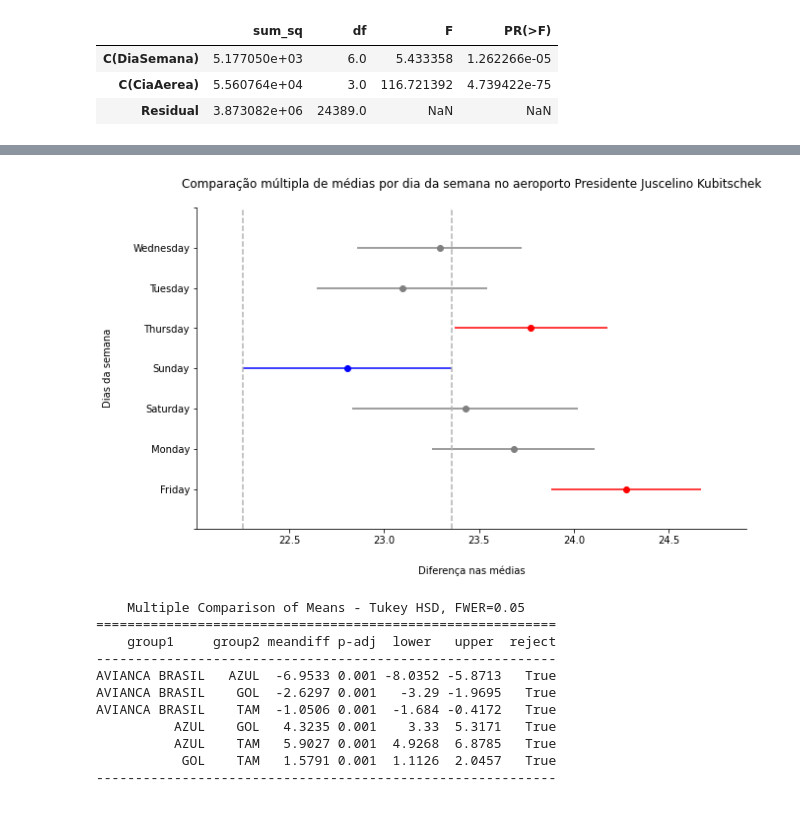
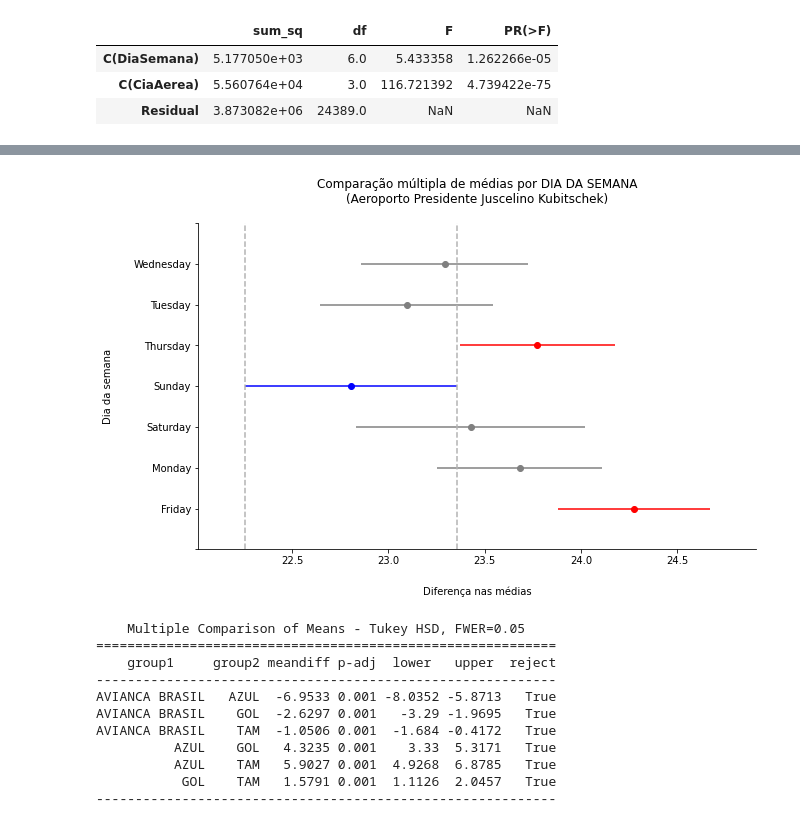
Before and after one commit to vinismachadoo/aviacao-civil-brasil, a Jupyter notebook: controle_estatistico_voos.ipynb, the cells around one changed output, grey strips where cells are left out. Cells and saved outputs as stored; diff of their text form; code cells hidden in the pictures.

```diff
--- a/controle_estatistico_voos.ipynb
+++ b/controle_estatistico_voos.ipynb
@@ -363,13 +417,13 @@ Thursday Wednesday  -0.4822 0.5975 -1.3165  0.3522  False
 # %%
 #A melhor média encontra-se destacada das demais
 mc_dia_da_semana_bsb.plot_simultaneous(comparison_name = 'Sunday')
-plt.title('Comparação múltipla de médias por dia da semana no aeroporto Presidente Juscelino Kubitschek', pad=20)
+plt.title('Comparação múltipla de médias por DIA DA SEMANA\n(Aeroporto Presidente Juscelino Kubitschek)', pad=20, fontsize=12, color='black')
 sns.despine()
 plt.xlabel('Diferença nas médias', labelpad=20)
-plt.ylabel('Dias da semana', labelpad=20)
+plt.ylabel('Dia da semana', labelpad=20)
 plt.show()
 # %% [output]
-[figure, old version]
+[figure, new version]
 # %%
 #Diferença entre os pares de Cia Aérea (reject == True tem diferença significativa)
 mc_cia_aerea_bsb = sm.stats.multicomp.MultiComparison(voos_bsb['Atraso'], voos_bsb['CiaAerea']).tukeyhsd()
```
Also changed, not shown: parts of 40 cells of this notebook.
